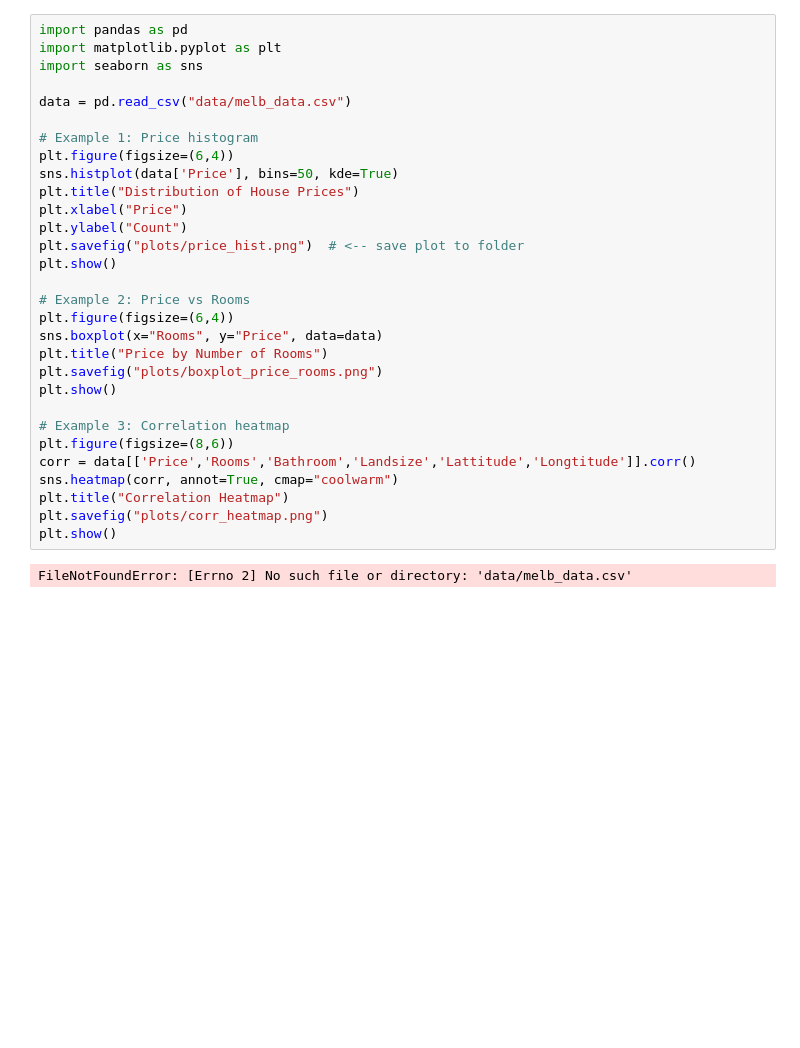
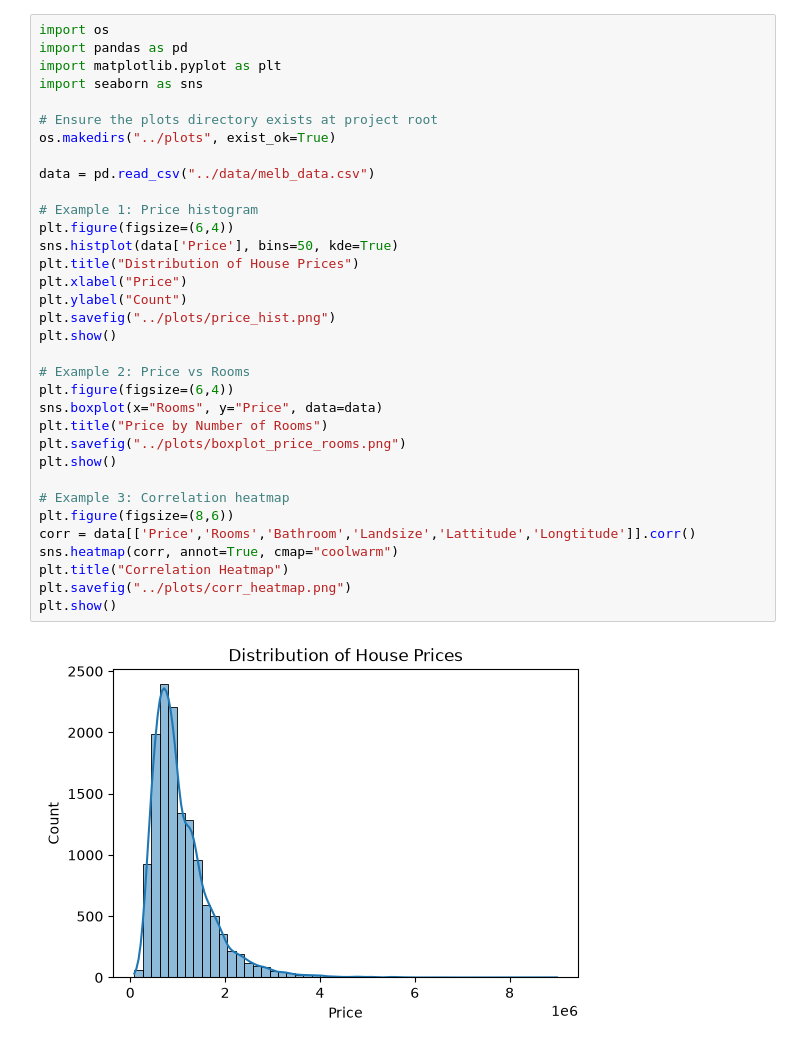
Before and after one commit to Abh1nayg/melbourne_housing, a Jupyter notebook: notebooks/plots.ipynb, the cells around one changed output. Drawn from its saved outputs; the diff is of its cells as text; blank space fills up the shorter version.

Commit message:
fixed plots not generating

```diff
--- a/notebooks/plots.ipynb
+++ b/notebooks/plots.ipynb
@@ -1,32 +1,36 @@
 # %%
+import os
 import pandas as pd
 import matplotlib.pyplot as plt
 import seaborn as sns
 
-data = pd.read_csv("data/melb_data.csv")
+# Ensure the plots directory exists at project root
+os.makedirs("../plots", exist_ok=True)
+
+data = pd.read_csv("../data/melb_data.csv")
 
 # Example 1: Price histogram
 plt.figure(figsize=(6,4))
 sns.histplot(data['Price'], bins=50, kde=True)
 plt.title("Distribution of House Prices")
 plt.xlabel("Price")
 plt.ylabel("Count")
-plt.savefig("plots/price_hist.png")  # <-- save plot to folder
+plt.savefig("../plots/price_hist.png")
 plt.show()
 
 # Example 2: Price vs Rooms
 plt.figure(figsize=(6,4))
 sns.boxplot(x="Rooms", y="Price", data=data)
 plt.title("Price by Number of Rooms")
-plt.savefig("plots/boxplot_price_rooms.png")
+plt.savefig("../plots/boxplot_price_rooms.png")
 plt.show()
 
 # Example 3: Correlation heatmap
 plt.figure(figsize=(8,6))
 corr = data[['Price','Rooms','Bathroom','Landsize','Lattitude','Longtitude']].corr()
 sns.heatmap(corr, annot=True, cmap="coolwarm")
 plt.title("Correlation Heatmap")
-plt.savefig("plots/corr_heatmap.png")
+plt.savefig("../plots/corr_heatmap.png")
 plt.show()
 # %% [output]
-FileNotFoundError: [Errno 2] No such file or directory: 'data/melb_data.csv'
+[figure, added]
```
Also changed, not shown: parts of 1 cell of this notebook, 5 other files.
